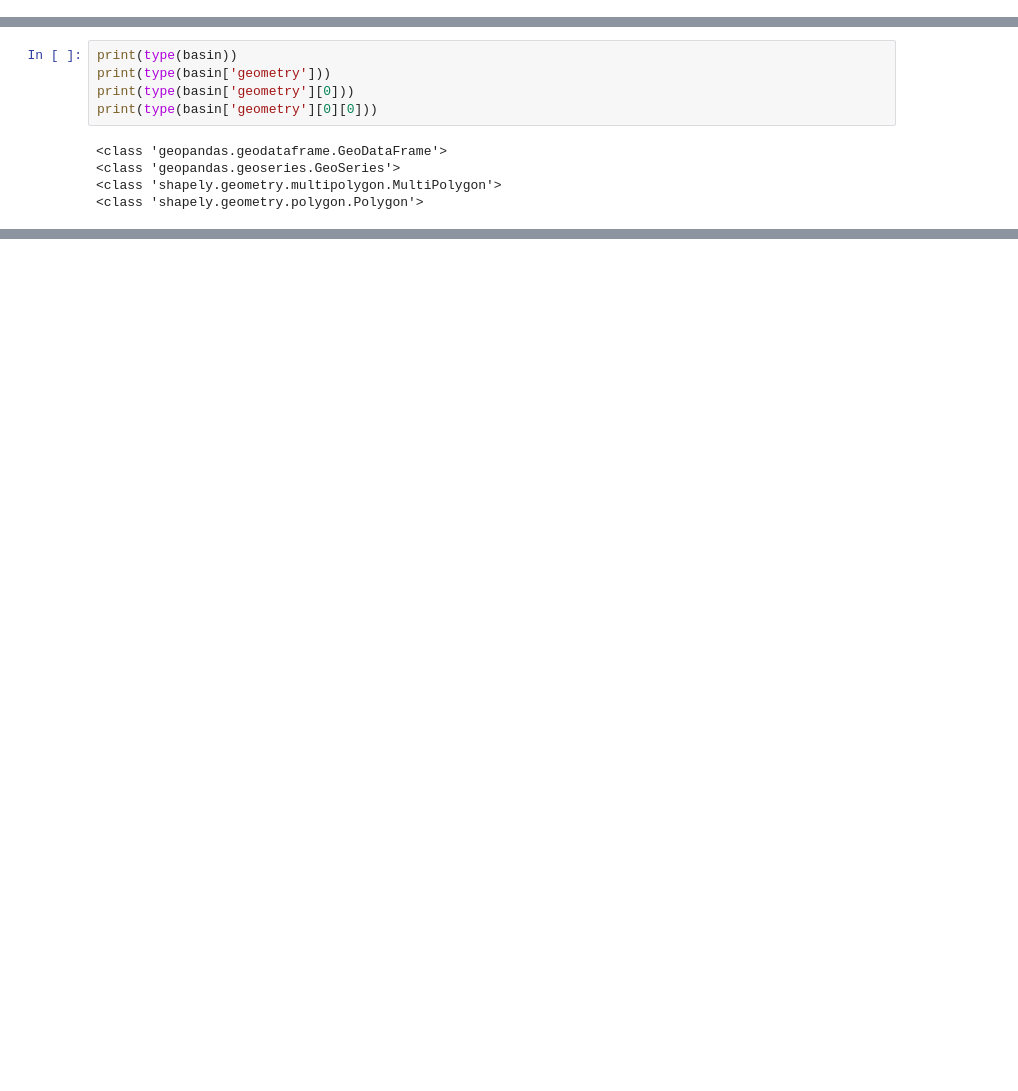
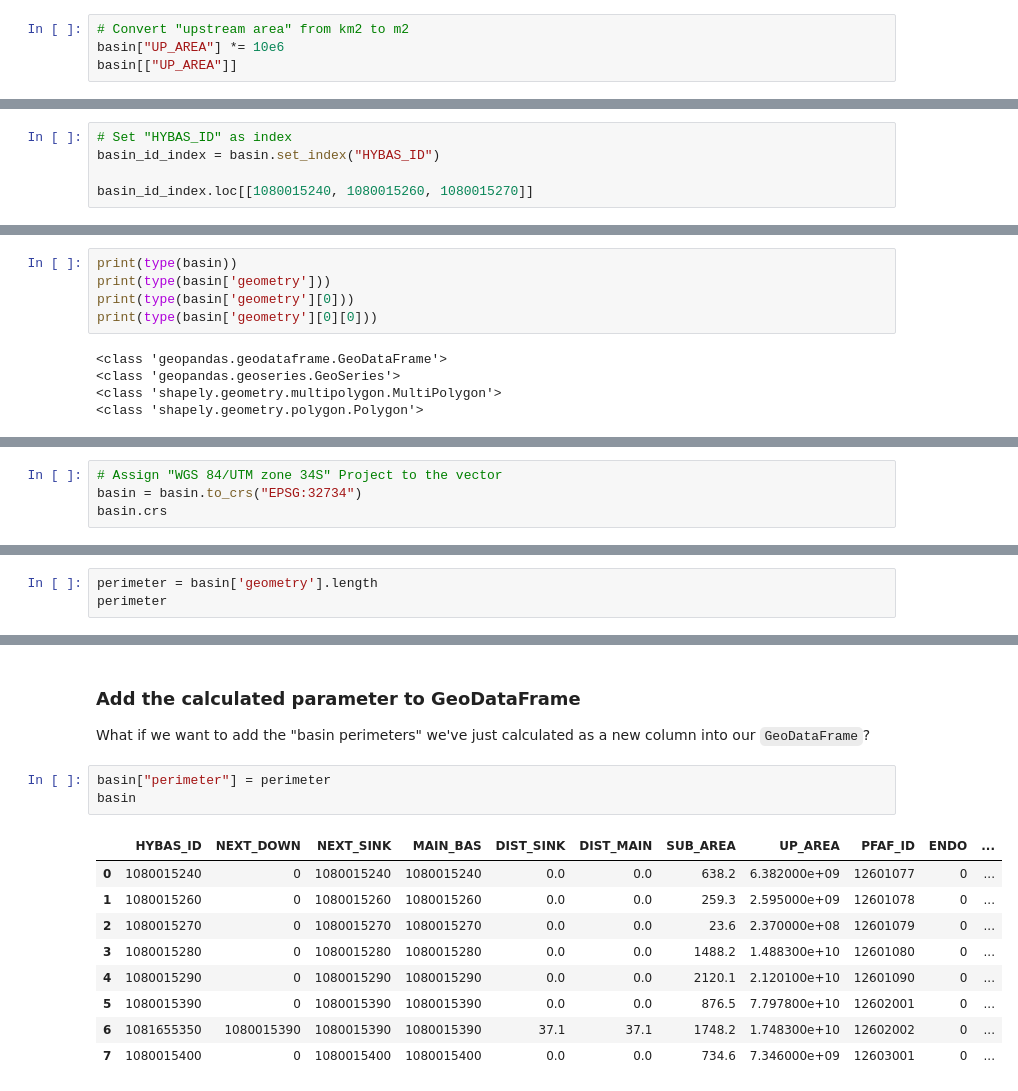
Before and after one commit to eo2cube/eo2cube_notebooks, a Jupyter notebook: get_started/intro_to_python/III_process_vector_data.ipynb, the cells around one changed output, grey strips where cells are left out. Cells and saved outputs as stored; diff of their text form; blank space fills up the shorter version.

```diff
--- a/get_started/intro_to_python/III_process_vector_data.ipynb
+++ b/get_started/intro_to_python/III_process_vector_data.ipynb
@@ -204,0 +216,4 @@ basin[['SUB_AREA']].describe()
+# %%
+# Convert "upstream area" from km2 to m2
+basin["UP_AREA"] *= 10e6
+basin[["UP_AREA"]]
@@ -204,0 +263,5 @@ basin[['SUB_AREA']].describe()
+# %%
+# Set "HYBAS_ID" as index
+basin_id_index = basin.set_index("HYBAS_ID")
+
+basin_id_index.loc[[1080015240, 1080015260, 1080015270]]
@@ -252,0 +325,4 @@ To continue working through the notebooks in this beginner's guide, the followin
+# %%
+# Assign "WGS 84/UTM zone 34S" Project to the vector
+basin = basin.to_crs("EPSG:32734")
+basin.crs
@@ -252,0 +351,3 @@ To continue working through the notebooks in this beginner's guide, the followin
+# %%
+perimeter = basin['geometry'].length
+perimeter
@@ -252,0 +364,17 @@ To continue working through the notebooks in this beginner's guide, the followin
+# %% [markdown]
+### Add the calculated parameter to GeoDataFrame
+
+What if we want to add the "basin perimeters" we've just calculated as a new column into our `GeoDataFrame`?
+# %%
+basin["perimeter"] = perimeter
+basin
+# %% [output]
+|  | HYBAS_ID | NEXT_DOWN | NEXT_SINK | MAIN_BAS | DIST_SINK | DIST_MAIN | SUB_AREA | UP_AREA | PFAF_ID | ENDO | ... |
+| 0 | 1080015240 | 0 | 1080015240 | 1080015240 | 0.0 | 0.0 | 638.2 | 6.382000e+09 | 12601077 | 0 | ... |
+| 1 | 1080015260 | 0 | 1080015260 | 1080015260 | 0.0 | 0.0 | 259.3 | 2.595000e+09 | 12601078 | 0 | ... |
+| 2 | 1080015270 | 0 | 1080015270 | 1080015270 | 0.0 | 0.0 | 23.6 | 2.370000e+08 | 12601079 | 0 | ... |
+| 3 | 1080015280 | 0 | 1080015280 | 1080015280 | 0.0 | 0.0 | 1488.2 | 1.488300e+10 | 12601080 | 0 | ... |
+| 4 | 1080015290 | 0 | 1080015290 | 1080015290 | 0.0 | 0.0 | 2120.1 | 2.120100e+10 | 12601090 | 0 | ... |
+| 5 | 1080015390 | 0 | 1080015390 | 1080015390 | 0.0 | 0.0 | 876.5 | 7.797800e+10 | 12602001 | 0 | ... |
+| 6 | 1081655350 | 1080015390 | 1080015390 | 1080015390 | 37.1 | 37.1 | 1748.2 | 1.748300e+10 | 12602002 | 0 | ... |
+| 7 | 1080015400 | 0 | 1080015400 | 1080015400 | 0.0 | 0.0 | 734.6 | 7.346000e+09 | 12603001 | 0 | ... |
```
Also changed, not shown: parts of 26 cells of this notebook.
